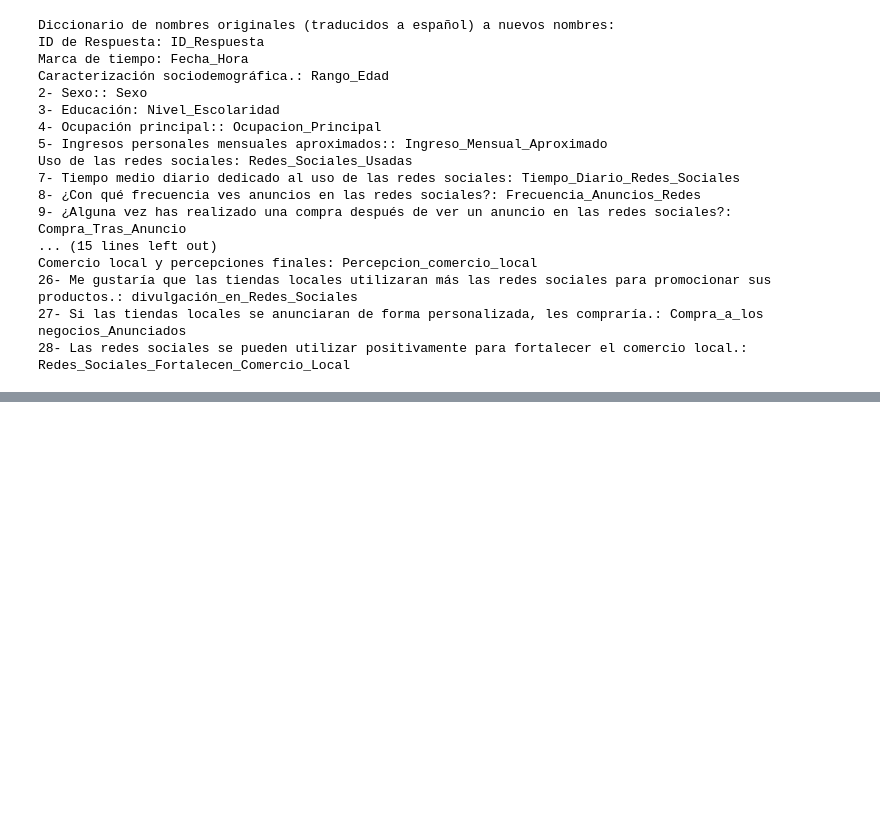
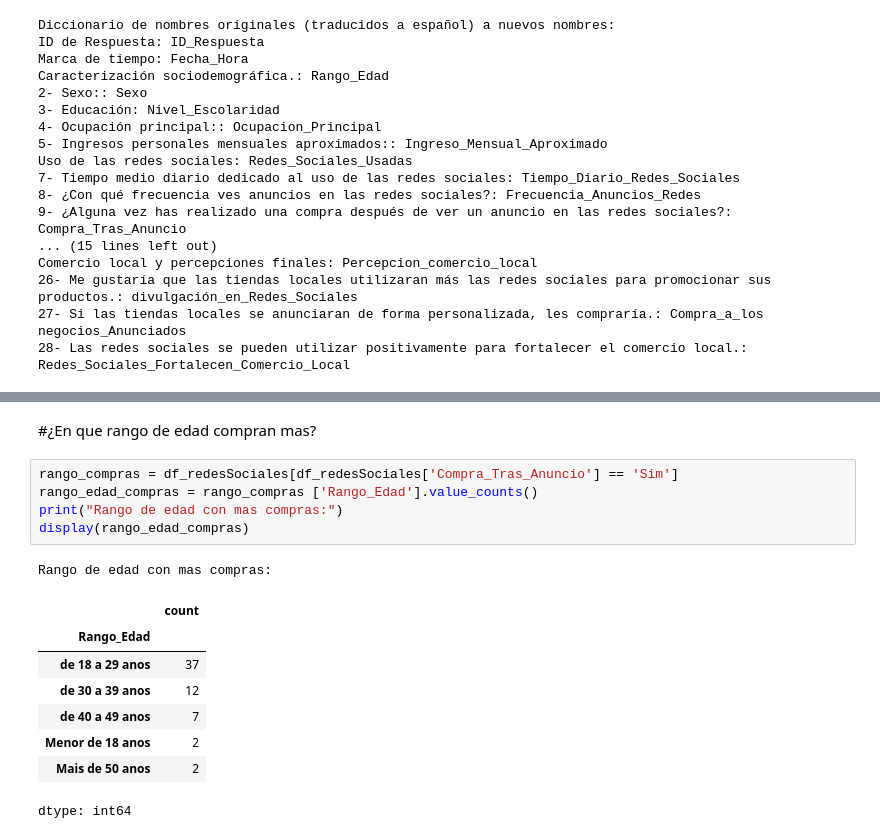
Before and after one commit to jenniferrodriguezm23-prog/redessociales, a Jupyter notebook: AnalisisRedesSociales.ipynb, the cells around one changed output, grey strips where cells are left out. Drawn from its saved outputs; the diff is of its cells as text; blank space fills up the shorter version.

```diff
--- a/AnalisisRedesSociales.ipynb
+++ b/AnalisisRedesSociales.ipynb
@@ -319,0 +362,17 @@ Index(['Carimbo de data/hora', 'Caracterização Sociodemográficas.', '2- Sexo:
+# %% [markdown]
+#¿En que rango de edad compran mas?
+# %%
+rango_compras = df_redesSociales[df_redesSociales['Compra_Tras_Anuncio'] == 'Sim']
+rango_edad_compras = rango_compras ['Rango_Edad'].value_counts()
+print("Rango de edad con mas compras:")
+display(rango_edad_compras)
+# %% [output]
+Rango de edad con mas compras:
+|  | count |
+| Rango_Edad |  |
+| de 18 a 29 anos | 37 |
+| de 30 a 39 anos | 12 |
+| de 40 a 49 anos | 7 |
+| Menor de 18 anos | 2 |
+| Mais de 50 anos | 2 |
+dtype: int64
```
Also changed, not shown: parts of 12 cells of this notebook.
